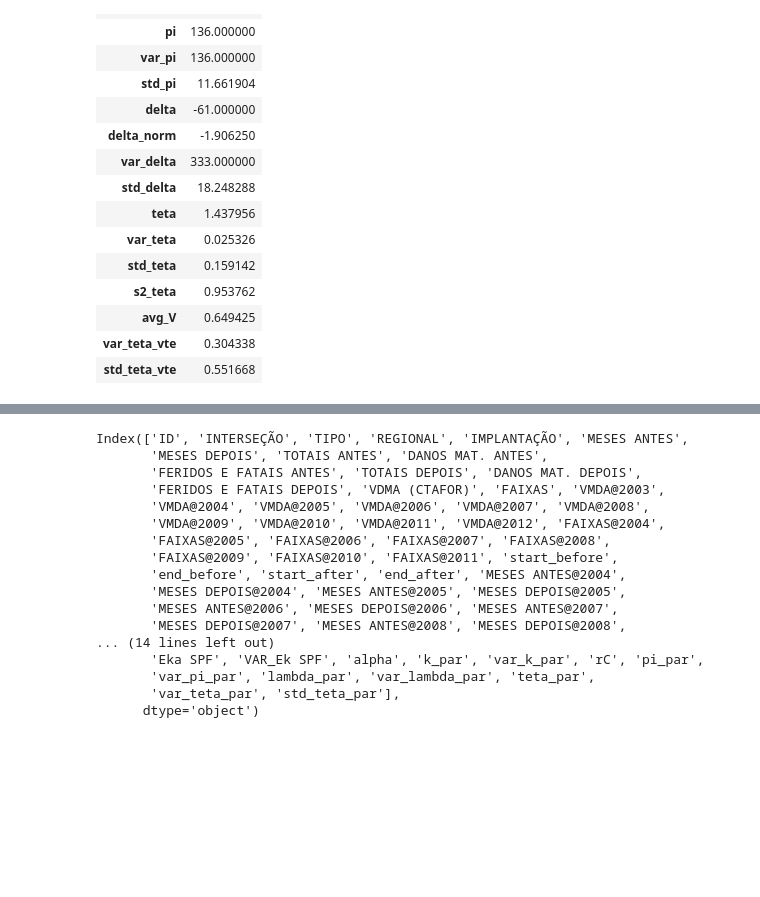
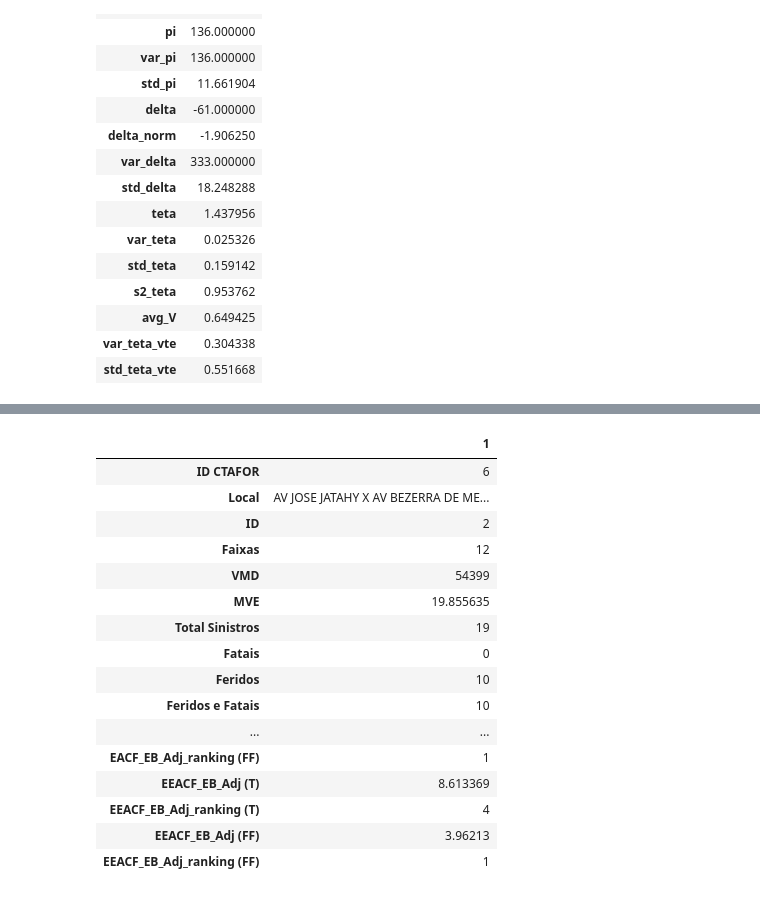
Before and after one commit to thiagopassos2001/hauer-before-after, a Jupyter notebook: examples.ipynb, the cells around one changed output, grey strips where cells are left out. Saved outputs shown, nothing was run; the diff lists cells and outputs as text; code cells hidden in the pictures; blank space fills up the shorter version.

```diff
--- a/examples.ipynb
+++ b/examples.ipynb
@@ -470,20 +473,20 @@ result
-# %%
-df.columns
-# %% [output]
-Index(['ID', 'INTERSEÇÃO', 'TIPO', 'REGIONAL', 'IMPLANTAÇÃO', 'MESES ANTES',
-       'MESES DEPOIS', 'TOTAIS ANTES', 'DANOS MAT. ANTES',
-       'FERIDOS E FATAIS ANTES', 'TOTAIS DEPOIS', 'DANOS MAT. DEPOIS',
-       'FERIDOS E FATAIS DEPOIS', 'VDMA (CTAFOR)', 'FAIXAS', 'VMDA@2003',
-       'VMDA@2004', 'VMDA@2005', 'VMDA@2006', 'VMDA@2007', 'VMDA@2008',
-       'VMDA@2009', 'VMDA@2010', 'VMDA@2011', 'VMDA@2012', 'FAIXAS@2004',
-       'FAIXAS@2005', 'FAIXAS@2006', 'FAIXAS@2007', 'FAIXAS@2008',
-       'FAIXAS@2009', 'FAIXAS@2010', 'FAIXAS@2011', 'start_before',
-       'end_before', 'start_after', 'end_after', 'MESES ANTES@2004',
-       'MESES DEPOIS@2004', 'MESES ANTES@2005', 'MESES DEPOIS@2005',
-       'MESES ANTES@2006', 'MESES DEPOIS@2006', 'MESES ANTES@2007',
-       'MESES DEPOIS@2007', 'MESES ANTES@2008', 'MESES DEPOIS@2008',
-... (14 lines left out)
-       'Eka SPF', 'VAR_Ek SPF', 'alpha', 'k_par', 'var_k_par', 'rC', 'pi_par',
-       'var_pi_par', 'lambda_par', 'var_lambda_par', 'teta_par',
-       'var_teta_par', 'std_teta_par'],
-      dtype='object')
+# %%
+df.sort_values(by="EEACF_EB_Adj (FF)",ascending=False).iloc[0:1].T
+# %% [output]
+|  | 1 |
+| ID CTAFOR | 6 |
+| Local | AV JOSE JATAHY X AV BEZERRA DE ME... |
+| ID | 2 |
+| Faixas | 12 |
+| VMD | 54399 |
+| MVE | 19.855635 |
+| Total Sinistros | 19 |
+| Fatais | 0 |
+| Feridos | 10 |
+| Feridos e Fatais | 10 |
+| ... | ... |
+| EACF_EB_Adj_ranking (FF) | 1 |
+| EEACF_EB_Adj (T) | 8.613369 |
+| EEACF_EB_Adj_ranking (T) | 4 |
+| EEACF_EB_Adj (FF) | 3.96213 |
+| EEACF_EB_Adj_ranking (FF) | 1 |
```
Also changed, not shown: parts of 19 cells of this notebook, 2 other files.
